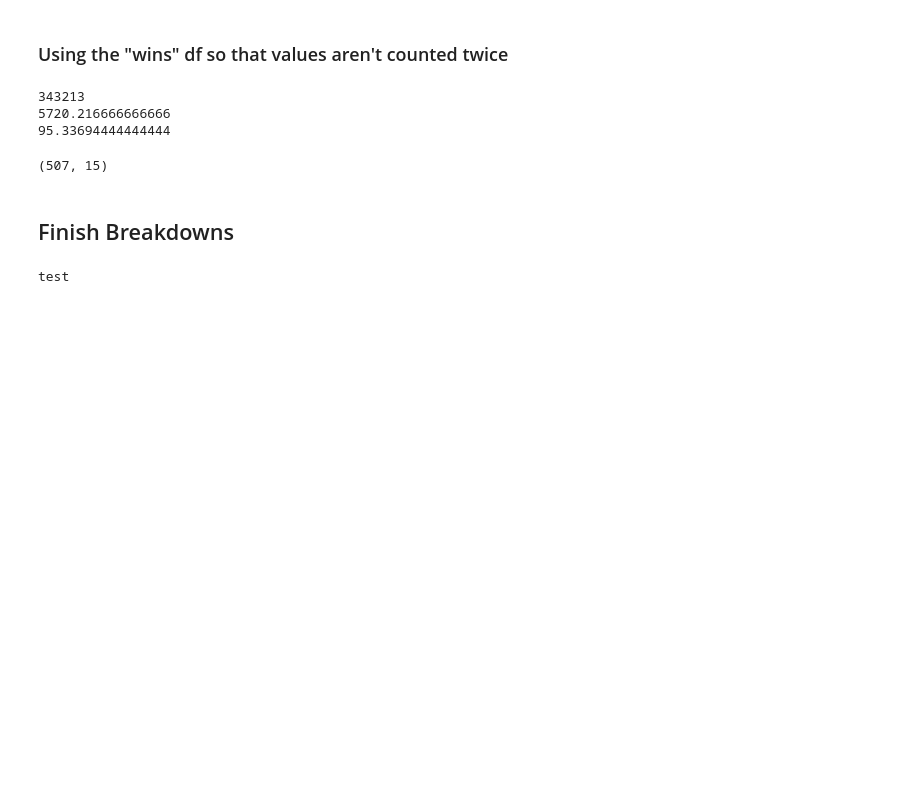
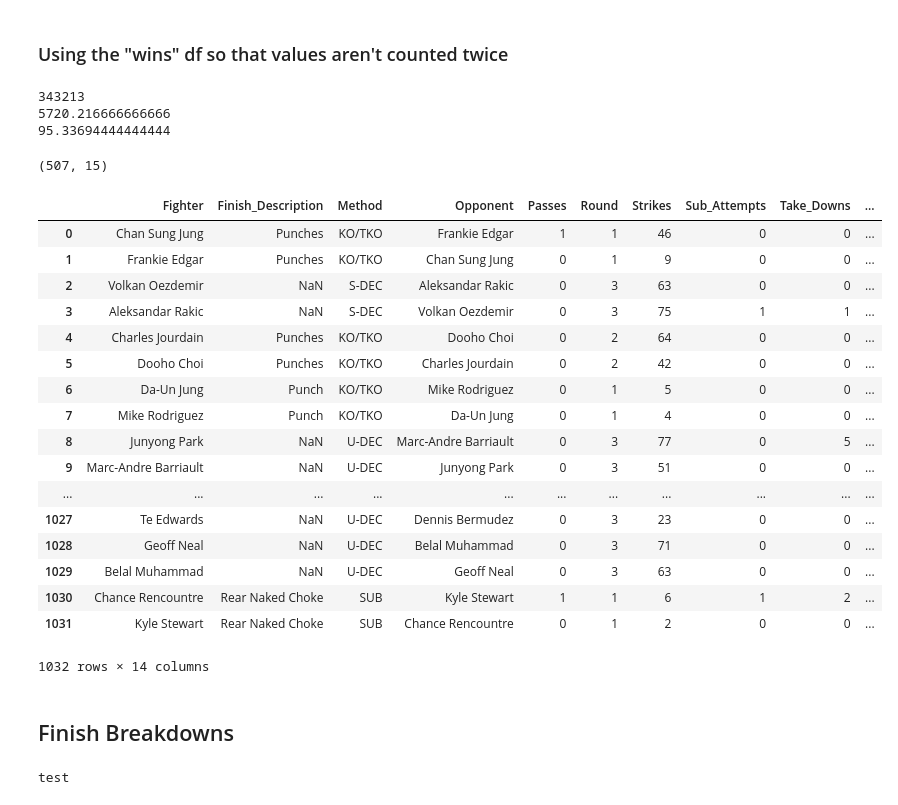
Before and after one commit to Daylen-Mackey/UFC-2019-In-Review, a Jupyter notebook: Web Scraping.ipynb, the cells around one changed output. Saved outputs shown, nothing was run; the diff lists cells and outputs as text; code cells hidden in the pictures; blank space fills up the shorter version.

```diff
--- a/Web Scraping.ipynb
+++ b/Web Scraping.ipynb
@@ -209,3 +213,24 @@ wins.shape
+# %%
+df
+# %% [output]
+|  | Fighter | Finish_Description | Method | Opponent | Passes | Round | Strikes | Sub_Attempts | Take_Downs | ... |
+| 0 | Chan Sung Jung | Punches | KO/TKO | Frankie Edgar | 1 | 1 | 46 | 0 | 0 | ... |
+| 1 | Frankie Edgar | Punches | KO/TKO | Chan Sung Jung | 0 | 1 | 9 | 0 | 0 | ... |
+| 2 | Volkan Oezdemir | NaN | S-DEC | Aleksandar Rakic | 0 | 3 | 63 | 0 | 0 | ... |
+| 3 | Aleksandar Rakic | NaN | S-DEC | Volkan Oezdemir | 0 | 3 | 75 | 1 | 1 | ... |
+| 4 | Charles Jourdain | Punches | KO/TKO | Dooho Choi | 0 | 2 | 64 | 0 | 0 | ... |
+| 5 | Dooho Choi | Punches | KO/TKO | Charles Jourdain | 0 | 2 | 42 | 0 | 0 | ... |
+| 6 | Da-Un Jung | Punch | KO/TKO | Mike Rodriguez | 0 | 1 | 5 | 0 | 0 | ... |
+| 7 | Mike Rodriguez | Punch | KO/TKO | Da-Un Jung | 0 | 1 | 4 | 0 | 0 | ... |
+| 8 | Junyong Park | NaN | U-DEC | Marc-Andre Barriault | 0 | 3 | 77 | 0 | 5 | ... |
+| 9 | Marc-Andre Barriault | NaN | U-DEC | Junyong Park | 0 | 3 | 51 | 0 | 0 | ... |
+| ... | ... | ... | ... | ... | ... | ... | ... | ... | ... | ... |
+| 1027 | Te Edwards | NaN | U-DEC | Dennis Bermudez | 0 | 3 | 23 | 0 | 0 | ... |
+| 1028 | Geoff Neal | NaN | U-DEC | Belal Muhammad | 0 | 3 | 71 | 0 | 0 | ... |
+| 1029 | Belal Muhammad | NaN | U-DEC | Geoff Neal | 0 | 3 | 63 | 0 | 0 | ... |
+| 1030 | Chance Rencountre | Rear Naked Choke | SUB | Kyle Stewart | 1 | 1 | 6 | 1 | 2 | ... |
+| 1031 | Kyle Stewart | Rear Naked Choke | SUB | Chance Rencountre | 0 | 1 | 2 | 0 | 0 | ... |
+1032 rows × 14 columns
 # %% [markdown]
 ## Finish Breakdowns
 # %%
```
Also changed, not shown: parts of 12 cells of this notebook, 14 other files.
